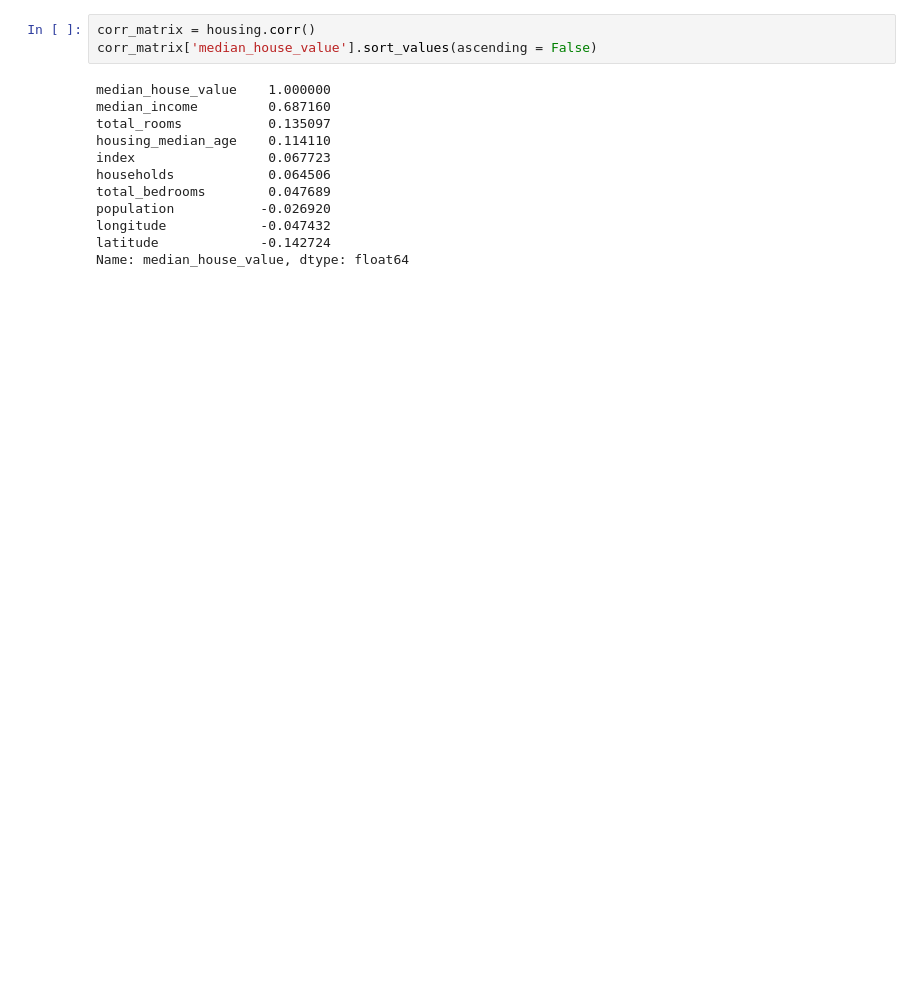
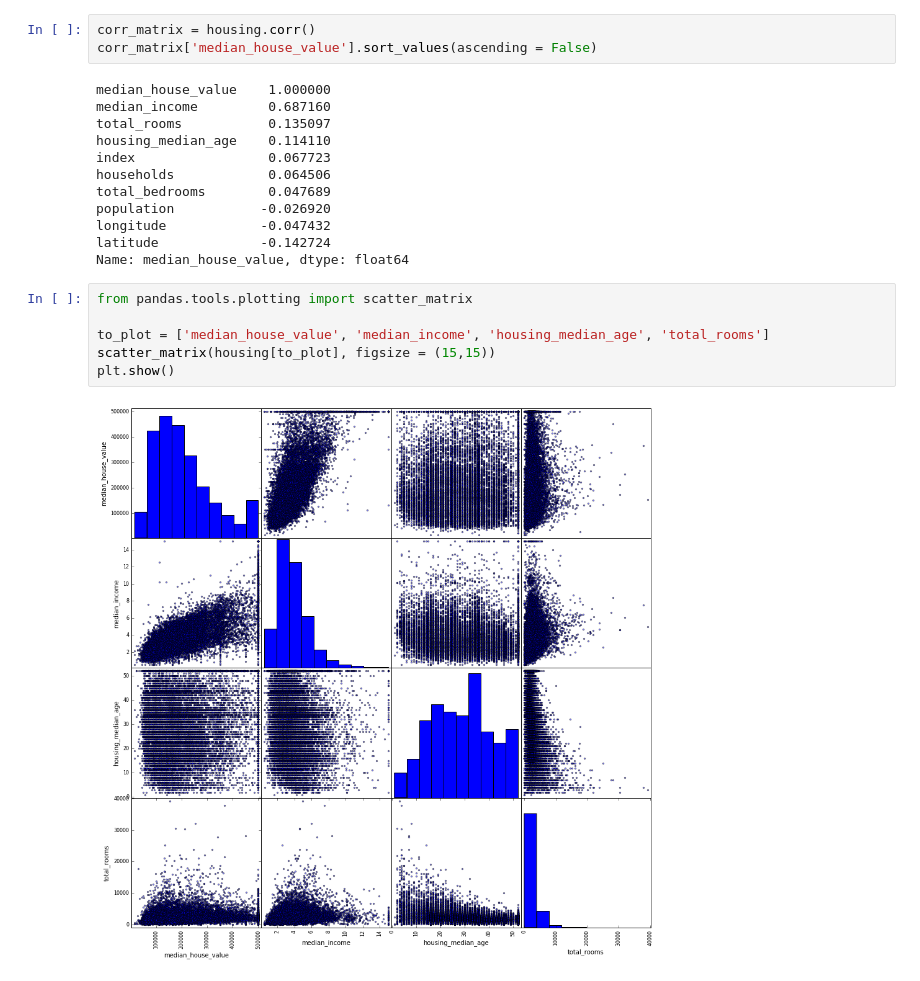
Before and after one commit to meenakshibarjatia/learningmachines, a Jupyter notebook: houseprices.ipynb, the cells around one changed output. Cells and saved outputs as stored; diff of their text form; blank space fills up the shorter version.

```diff
--- a/houseprices.ipynb
+++ b/houseprices.ipynb
@@ -136,3 +136,11 @@ population           -0.026920
 longitude            -0.047432
 latitude             -0.142724
 Name: median_house_value, dtype: float64
+# %%
+from pandas.tools.plotting import scatter_matrix
+
+to_plot = ['median_house_value', 'median_income', 'housing_median_age', 'total_rooms']
+scatter_matrix(housing[to_plot], figsize = (15,15))
+plt.show()
+# %% [output]
+[figure, added]
```
Also changed, not shown: parts of 8 cells of this notebook.
